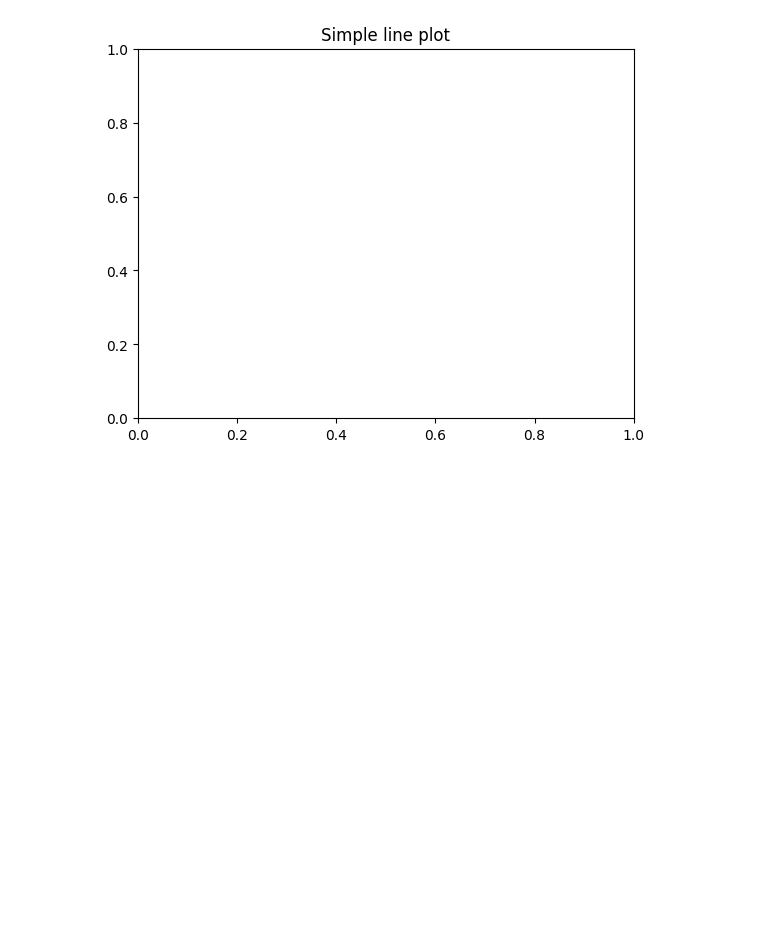
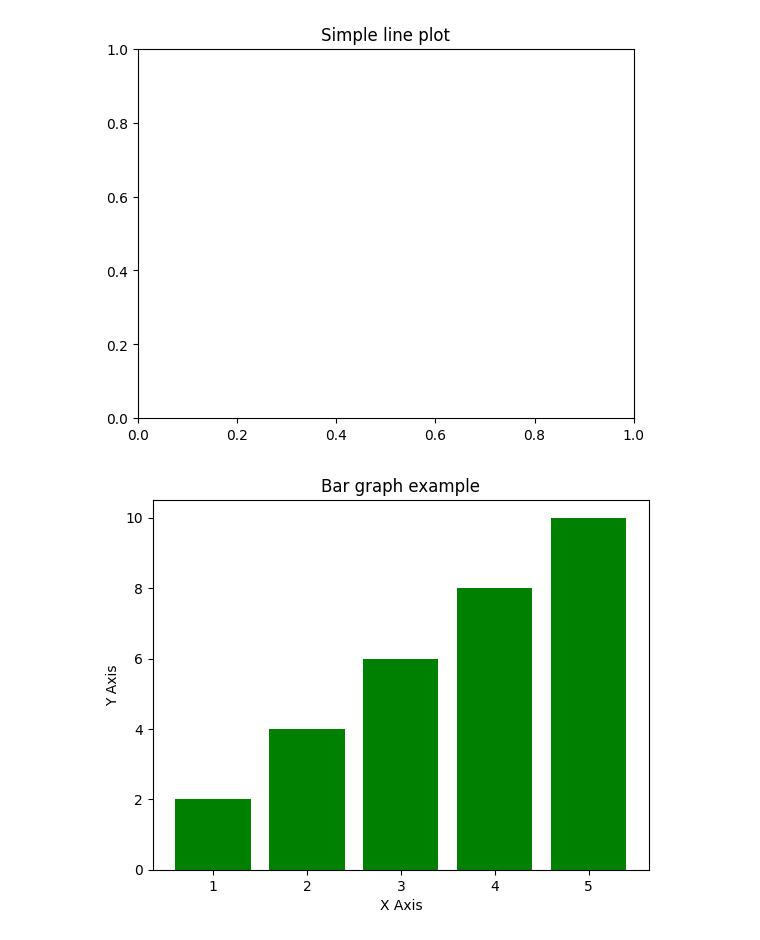
Before and after one commit to Ahmadrazakhan-786/AI-ML, a Jupyter notebook: Matplot.ipynb, the cells around one changed output. Drawn from its saved outputs; the diff is of its cells as text; code cells hidden in the pictures; blank space fills up the shorter version.

```diff
--- a/Matplot.ipynb
+++ b/Matplot.ipynb
@@ -19,0 +22,10 @@ plt.show()
+# %%
+x = [1,2,3,4,5]
+y = [2,4,6,8,10]
+plt.bar(x,y, color = "green")
+plt.title("Bar graph example")
+plt.xlabel("X Axis")
+plt.ylabel("Y Axis")
+plt.show() # Bar graph example
+# %% [output]
+[figure, added]
```
Also changed, not shown: parts of 3 cells of this notebook.
